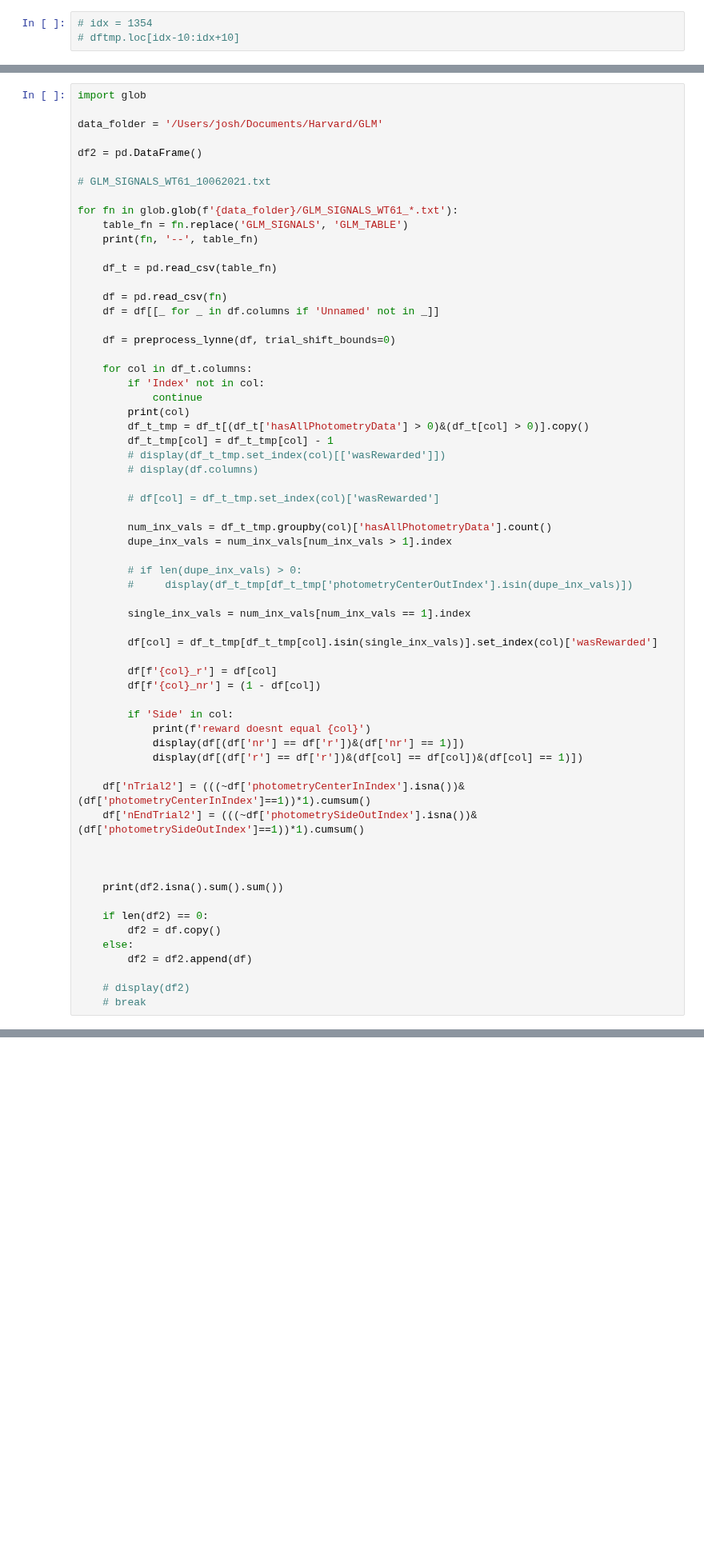
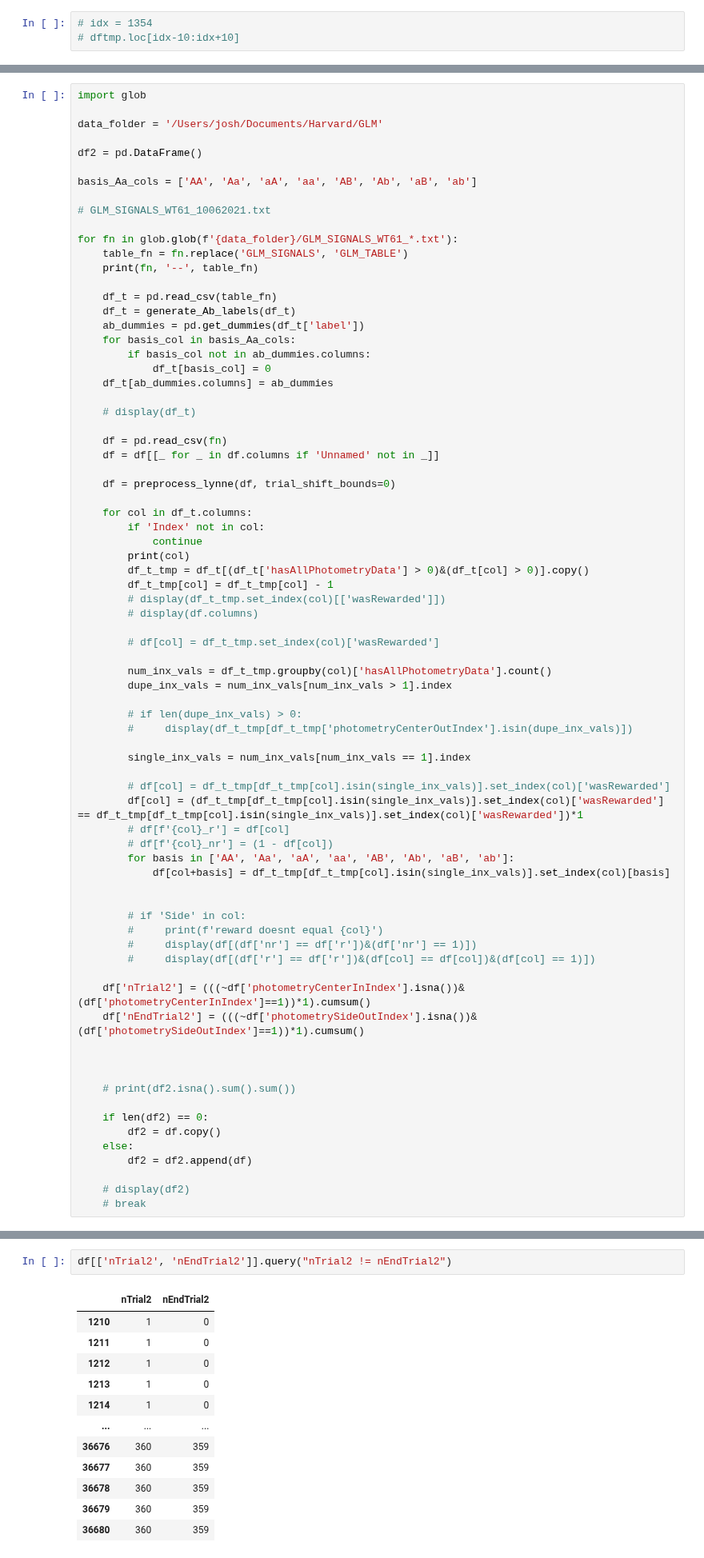
Before and after one commit to kimerein/sabatinilab-glm, a Jupyter notebook: lynne_pp_test_tablecombo5.ipynb, the cells around one changed output, grey strips where cells are left out. Shown at 80% size. Cells and saved outputs as stored; diff of their text form; blank space fills up the shorter version.

```diff
--- a/lynne_pp_test_tablecombo5.ipynb
+++ b/lynne_pp_test_tablecombo5.ipynb
@@ -92,6 +132,8 @@ import glob
 data_folder = '/Users/josh/Documents/Harvard/GLM'
 
 df2 = pd.DataFrame()
+
+basis_Aa_cols = ['AA', 'Aa', 'aA', 'aa', 'AB', 'Ab', 'aB', 'ab']
 
 # GLM_SIGNALS_WT61_10062021.txt
 
@@ -100,6 +142,14 @@ for fn in glob.glob(f'{data_folder}/GLM_SIGNALS_WT61_*.txt'):
     print(fn, '--', table_fn)
 
     df_t = pd.read_csv(table_fn)
+    df_t = generate_Ab_labels(df_t)
+    ab_dummies = pd.get_dummies(df_t['label'])
+    for basis_col in basis_Aa_cols:
+        if basis_col not in ab_dummies.columns:
+            df_t[basis_col] = 0
+    df_t[ab_dummies.columns] = ab_dummies
+
+    # display(df_t)
 
     df = pd.read_csv(fn)
     df = df[[_ for _ in df.columns if 'Unnamed' not in _]]
@@ -125,22 +175,25 @@ for fn in glob.glob(f'{data_folder}/GLM_SIGNALS_WT61_*.txt'):
 
         single_inx_vals = num_inx_vals[num_inx_vals == 1].index
 
-        df[col] = df_t_tmp[df_t_tmp[col].isin(single_inx_vals)].set_index(col)['wasRewarded']
+        # df[col] = df_t_tmp[df_t_tmp[col].isin(single_inx_vals)].set_index(col)['wasRewarded']
+        df[col] = (df_t_tmp[df_t_tmp[col].isin(single_inx_vals)].set_index(col)['wasRewarded'] == df_t_tmp[df_t_tmp[col].isin(single_inx_vals)].set_index(col)['wasRewarded'])*1
+        # df[f'{col}_r'] = df[col]
+        # df[f'{col}_nr'] = (1 - df[col])
+        for basis in ['AA', 'Aa', 'aA', 'aa', 'AB', 'Ab', 'aB', 'ab']:
+            df[col+basis] = df_t_tmp[df_t_tmp[col].isin(single_inx_vals)].set_index(col)[basis]
 
-        df[f'{col}_r'] = df[col]
-        df[f'{col}_nr'] = (1 - df[col])
 
-        if 'Side' in col:
-            print(f'reward doesnt equal {col}')
-            display(df[(df['nr'] == df['r'])&(df['nr'] == 1)])
-            display(df[(df['r'] == df['r'])&(df[col] == df[col])&(df[col] == 1)])
+        # if 'Side' in col:
+        #     print(f'reward doesnt equal {col}')
+        #     display(df[(df['nr'] == df['r'])&(df['nr'] == 1)])
+        #     display(df[(df['r'] == df['r'])&(df[col] == df[col])&(df[col] == 1)])
 
     df['nTrial2'] = (((~df['photometryCenterInIndex'].isna())&(df['photometryCenterInIndex']==1))*1).cumsum()
     df['nEndTrial2'] = (((~df['photometrySideOutIndex'].isna())&(df['photometrySideOutIndex']==1))*1).cumsum()
 
 
 
-    print(df2.isna().sum().sum())
+    # print(df2.isna().sum().sum())
 
     if len(df2) == 0:
         df2 = df.copy()
@@ -200,0 +223,15 @@ reward doesnt equal photometrySideInIndex
+# %%
+df[['nTrial2', 'nEndTrial2']].query("nTrial2 != nEndTrial2")
+# %% [output]
+|  | nTrial2 | nEndTrial2 |
+| 1210 | 1 | 0 |
+| 1211 | 1 | 0 |
+| 1212 | 1 | 0 |
+| 1213 | 1 | 0 |
+| 1214 | 1 | 0 |
+| ... | ... | ... |
+| 36676 | 360 | 359 |
+| 36677 | 360 | 359 |
+| 36678 | 360 | 359 |
+| 36679 | 360 | 359 |
+| 36680 | 360 | 359 |
```
Also changed, not shown: parts of 4 cells of this notebook, 4 other files.
